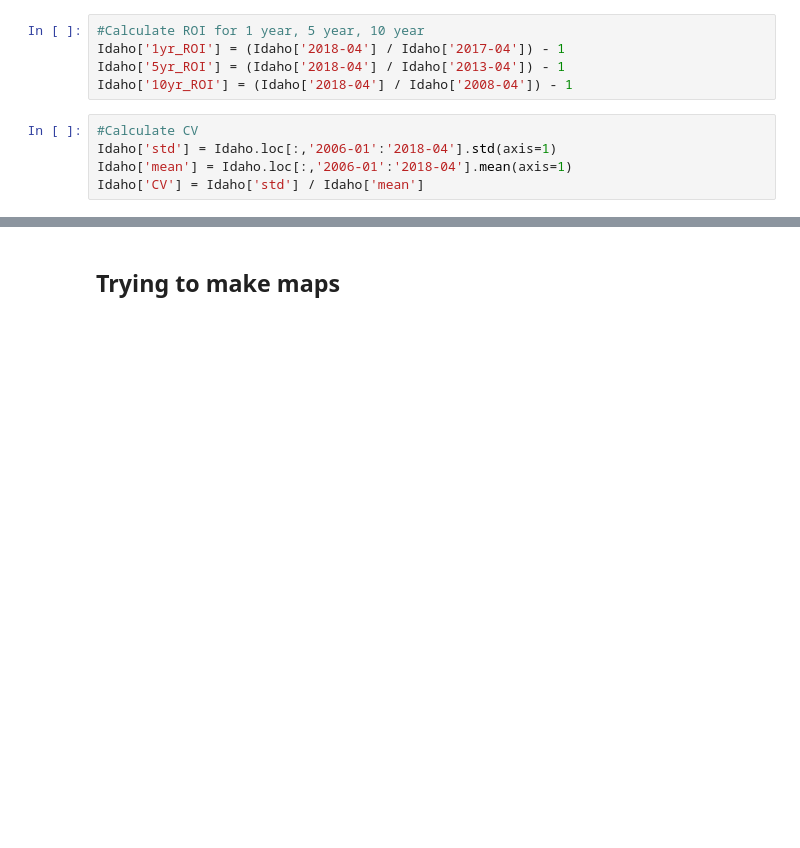
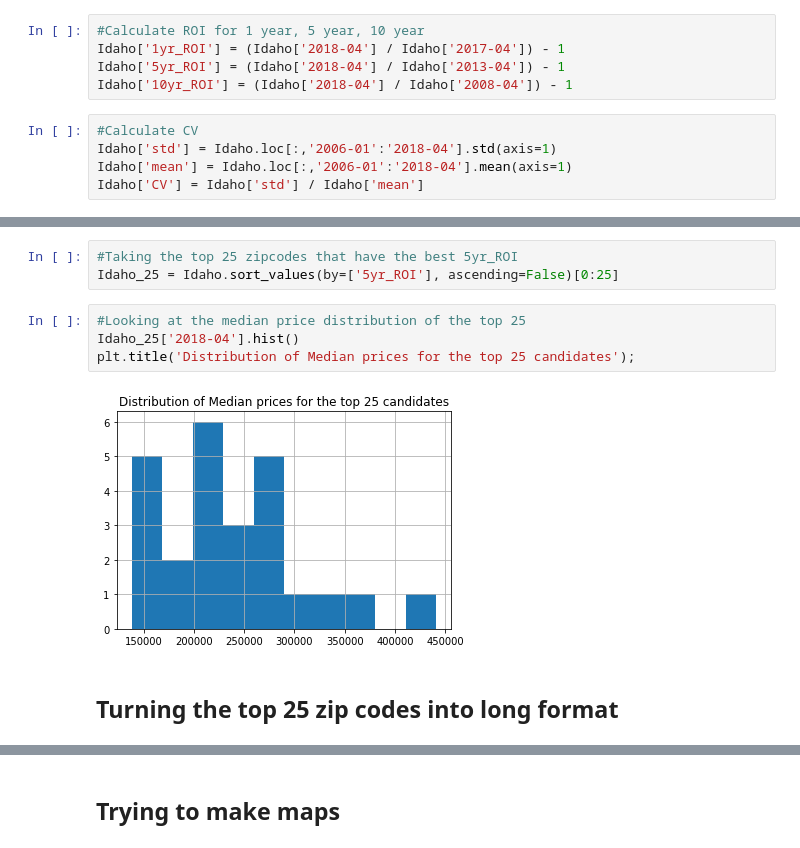
Before and after one commit to stevenkyle2013/ZillowTimeSeries, a Jupyter notebook: Main.ipynb, the cells around one changed output, grey strips where cells are left out. Drawn from its saved outputs; the diff is of its cells as text; blank space fills up the shorter version.

```diff
--- a/Main.ipynb
+++ b/Main.ipynb
@@ -147,0 +261,11 @@ Idaho['5yr_ROI'].hist()
+# %%
+#Taking the top 25 zipcodes that have the best 5yr_ROI
+Idaho_25 = Idaho.sort_values(by=['5yr_ROI'], ascending=False)[0:25]
+# %%
+#Looking at the median price distribution of the top 25
+Idaho_25['2018-04'].hist()
+plt.title('Distribution of Median prices for the top 25 candidates');
+# %% [output]
+[figure, added]
+# %% [markdown]
+## Turning the top 25 zip codes into long format
```
Also changed, not shown: parts of 33 cells of this notebook.
